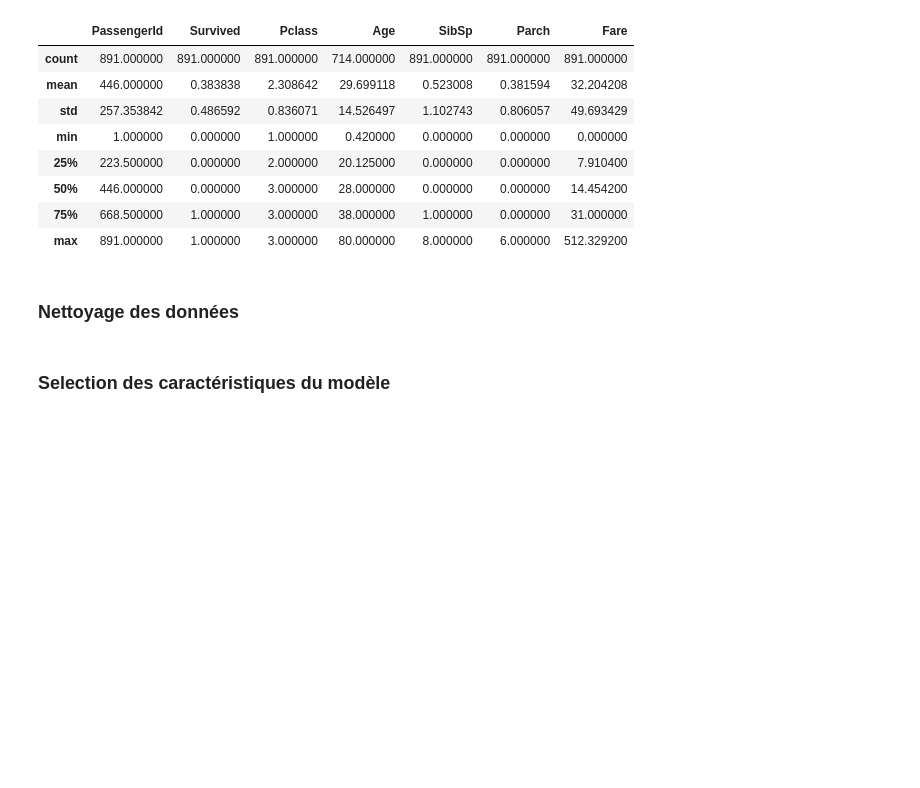
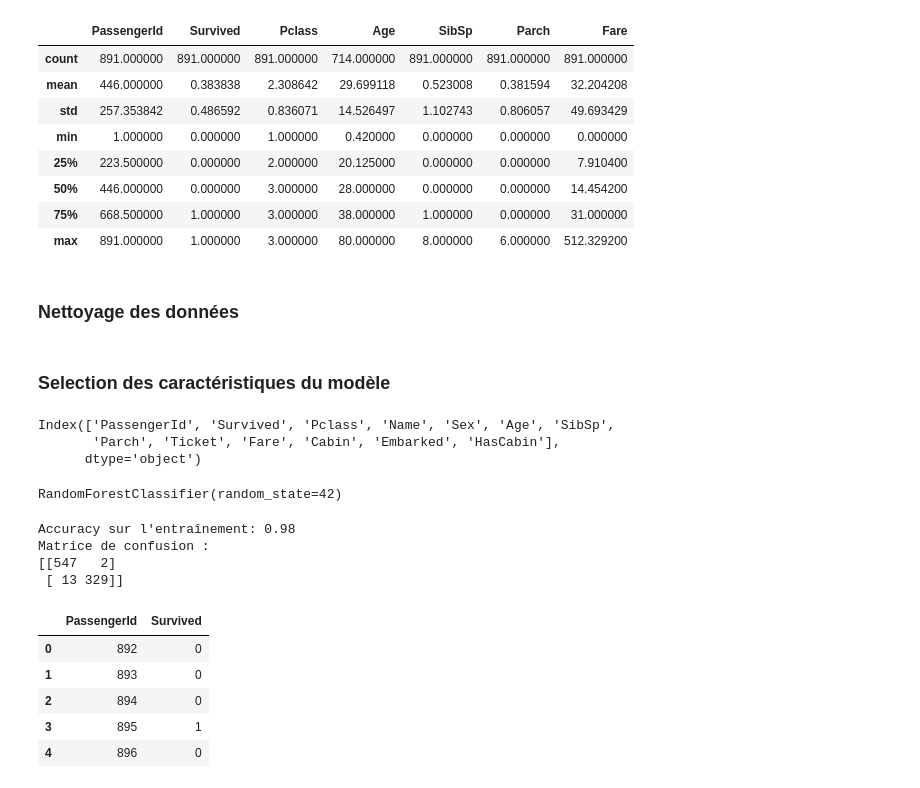
Before and after one commit to victoria-1989/Titanic---Machine-Learning-from-Disaster, a Jupyter notebook: exercice.ipynb, the cells around one changed output. Cells and saved outputs as stored; diff of their text form; code cells hidden in the pictures; blank space fills up the shorter version.

Commit message:
prediction

```diff
--- a/exercice.ipynb
+++ b/exercice.ipynb
@@ -90,2 +98,68 @@ data_test['Embarked'] = data_test['Embarked'].fillna(most_common_embarked)
+# %%
+# Encodage des données de `Sex`
+data_train['Sex'] = data_train['Sex'].map({'male': 0, 'female': 1})
+data_test['Sex'] = data_test['Sex'].map({'male': 0, 'female': 1})
 # %% [markdown]
 ### Selection des caractéristiques du modèle
+# %%
+# Encodage des variables catégorielles
+preprocessor = ColumnTransformer(
+    transformers=[
+        ('num', 'passthrough', ['Pclass', 'Age', 'SibSp', 'Parch', 'Fare', 'HasCabin']),
+        ('cat', OneHotEncoder(), ['Sex', 'Embarked'])
+    ])
+
+# Appliquer la transformation
+X_train_encoded = preprocessor.fit_transform(X_train)
+X_test_encoded = preprocessor.transform(X_test)
+# %%
+# Vérification des colonnes
+print(data_train.columns)
+# %% [output]
+Index(['PassengerId', 'Survived', 'Pclass', 'Name', 'Sex', 'Age', 'SibSp',
+       'Parch', 'Ticket', 'Fare', 'Cabin', 'Embarked', 'HasCabin'],
+      dtype='object')
+# %%
+# Selection des caractéristiques
+features = ['Pclass', 'Sex', 'Age', 'SibSp', 'Parch', 'Fare', 'Embarked', 'HasCabin']
+X_train = data_train[features]
+y_train = data_train['Survived']
+X_test = data_test[features]
+# %%
+# Entraîner le modèle
+model = RandomForestClassifier(n_estimators=100, random_state=42)
+model.fit(X_train_encoded, y_train)
+# %% [output]
+RandomForestClassifier(random_state=42)
+# %%
+# Prédire sur les données d'entraînement
+y_pred_train = model.predict(X_train_encoded)
+print(f"Accuracy sur l'entraînement: {accuracy_score(y_train, y_pred_train):.2f}")
+print("Matrice de confusion :")
+print(confusion_matrix(y_train, y_pred_train))
+# %% [output]
+Accuracy sur l'entraînement: 0.98
+Matrice de confusion :
+[[547   2]
+ [ 13 329]]
+# %%
+# Prédictions sur les données de test
+predictions = model.predict(X_test_encoded)
+
+# Préparer le fichier de soumission
+submission = pd.DataFrame({
+    'PassengerId': data_test['PassengerId'],
+    'Survived': predictions
+})
+
+# Sauvegarder le fichier de soumission
+submission.to_csv('submission.csv', index=False)
+
+submission.head()
+# %% [output]
+|  | PassengerId | Survived |
+| 0 | 892 | 0 |
+| 1 | 893 | 0 |
+| 2 | 894 | 0 |
+| 3 | 895 | 1 |
+| 4 | 896 | 0 |
```
Also changed, not shown: parts of 2 cells of this notebook.
